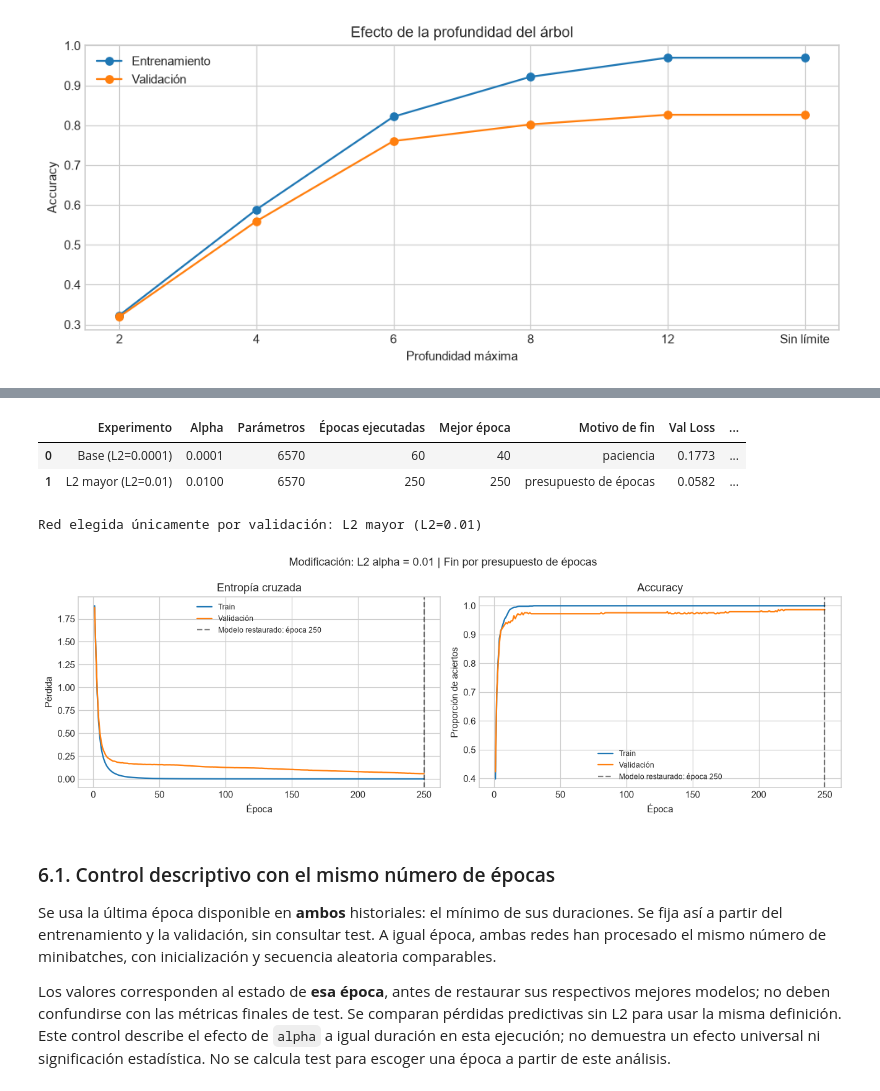
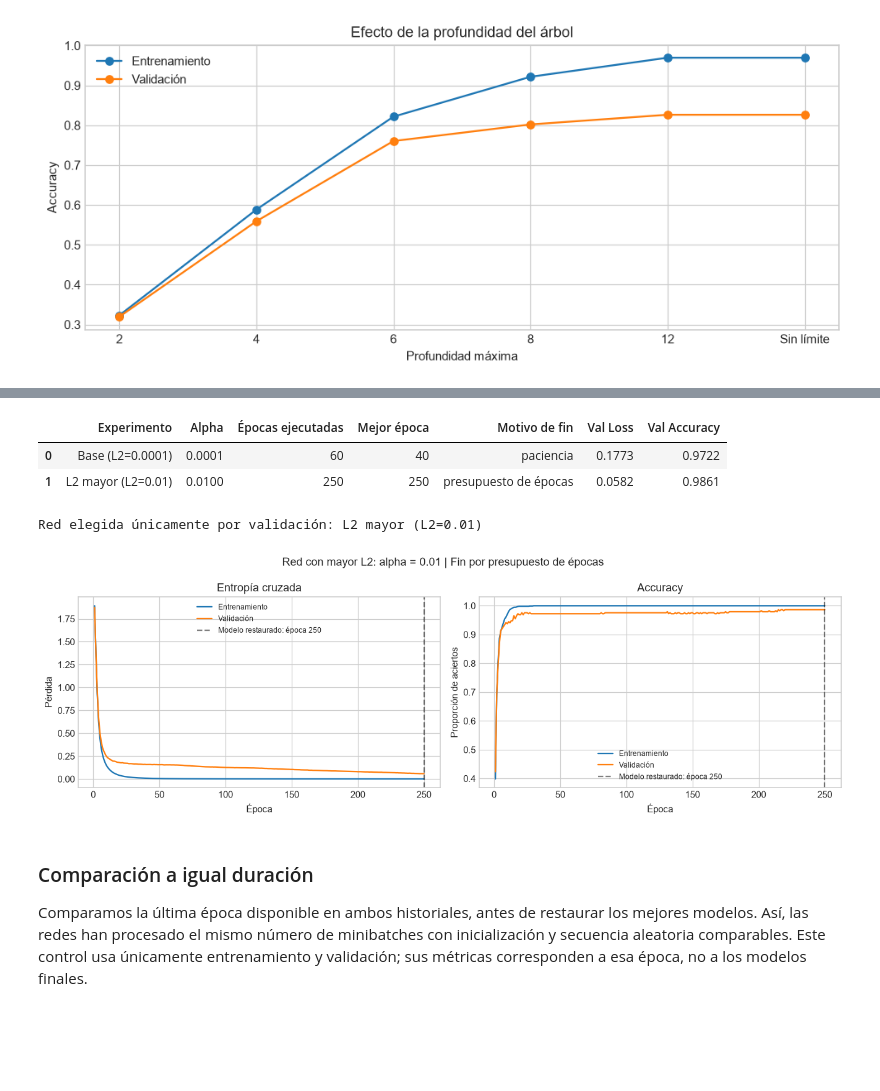
Before and after one commit to GJLG0501/Inteligencia-artificial-avanzada, a Jupyter notebook: P2/Module 2 Deep Learning/LabNNs.ipynb, the cells around one changed output, grey strips where cells are left out. Saved outputs shown, nothing was run; the diff lists cells and outputs as text; code cells hidden in the pictures; blank space fills up the shorter version.

```diff
--- a/P2/Module 2 Deep Learning/LabNNs.ipynb
+++ b/P2/Module 2 Deep Learning/LabNNs.ipynb
@@ -425,21 +298,24 @@ def entrenar_red(alpha):
     segundos = perf_counter() - inicio
     historial = pd.DataFrame(historial)
     assert mejor_red is not None and np.isfinite(historial[["train_loss", "val_loss"]]).all().all()
+    assert np.isclose(
+        log_loss(y_val, mejor_red.predict_proba(X_val_nn), labels=CLASES),
+        mejor_perdida, atol=1e-12,
+    )
     return {
         "modelo": mejor_red, "historial": historial, "alpha": alpha,
         "mejor_epoca": mejor_epoca, "epocas_ejecutadas": len(historial),
         "mejor_val_loss": mejor_perdida, "segundos": segundos,
         "motivo_parada": "paciencia" if sin_mejora >= PACIENCIA else "presupuesto de épocas",
-        "paciencia_final": sin_mejora,
         "parametros": sum(w.size for w in mejor_red.coefs_) + sum(b.size for b in mejor_red.intercepts_),
     }
 
 def graficar_aprendizaje(resultado, titulo):
     historial = resultado["historial"]
     fig, axes = plt.subplots(1, 2, figsize=(12, 4))
-    for columna, etiqueta in (("train_loss", "Train"), ("val_loss", "Validación")):
+    for columna, etiqueta in (("train_loss", "Entrenamiento"), ("val_loss", "Validación")):
         axes[0].plot(historial["epoch"], historial[columna], label=etiqueta)
-    for columna, etiqueta in (("train_accuracy", "Train"), ("val_accuracy", "Validación")):
+    for columna, etiqueta in (("train_accuracy", "Entrenamiento"), ("val_accuracy", "Validación")):
         axes[1].plot(historial["epoch"], historial[columna], label=etiqueta)
     for ax in axes:
         ax.axvline(resultado["mejor_epoca"], color="black", linestyle="--", alpha=0.5,
@@ -495,41 +352,34 @@ a una misma época, usando exclusivamente train y validación.
 # %%
 red_regularizada = entrenar_red(alpha=1e-2)
 experimentos_red = {"Base (L2=0.0001)": red_base, "L2 mayor (L2=0.01)": red_regularizada}
 
 tabla_validacion_red = pd.DataFrame([
-    {"Experimento": nombre, "Alpha": r["alpha"], "Parámetros": r["parametros"],
+    {"Experimento": nombre, "Alpha": r["alpha"],
      "Épocas ejecutadas": r["epocas_ejecutadas"], "Mejor época": r["mejor_epoca"],
      "Motivo de fin": r["motivo_parada"],
      "Val Loss": r["mejor_val_loss"],
      "Val Accuracy": r["modelo"].score(X_val_nn, y_val)}
     for nombre, r in experimentos_red.items()
 ])
 display(tabla_validacion_red.round(4))
 nombre_red_final = min(experimentos_red, key=lambda nombre: experimentos_red[nombre]["mejor_val_loss"])
 resultado_red_final = experimentos_red[nombre_red_final]
 red_final = resultado_red_final["modelo"]
 print("Red elegida únicamente por validación:", nombre_red_final)
-graficar_aprendizaje(red_regularizada, "Modificación: L2 alpha = 0.01")
+graficar_aprendizaje(red_regularizada, "Red con mayor L2: alpha = 0.01")
 # %% [output]
-|  | Experimento | Alpha | Parámetros | Épocas ejecutadas | Mejor época | Motivo de fin | Val Loss | ... |
-| 0 | Base (L2=0.0001) | 0.0001 | 6570 | 60 | 40 | paciencia | 0.1773 | ... |
-| 1 | L2 mayor (L2=0.01) | 0.0100 | 6570 | 250 | 250 | presupuesto de épocas | 0.0582 | ... |
+|  | Experimento | Alpha | Épocas ejecutadas | Mejor época | Motivo de fin | Val Loss | Val Accuracy |
+| 0 | Base (L2=0.0001) | 0.0001 | 60 | 40 | paciencia | 0.1773 | 0.9722 |
+| 1 | L2 mayor (L2=0.01) | 0.0100 | 250 | 250 | presupuesto de épocas | 0.0582 | 0.9861 |
 Red elegida únicamente por validación: L2 mayor (L2=0.01)
-[figure, old version]
+[figure, new version]
 # %% [markdown]
-### 6.1. Control descriptivo con el mismo número de épocas
+### Comparación a igual duración
 
-Se usa la última época disponible en **ambos** historiales: el mínimo de sus
-duraciones. Se fija así a partir del entrenamiento y la validación, sin consultar
-test. A igual época, ambas redes han procesado el mismo número de minibatches,
-con inicialización y secuencia aleatoria comparables.
-
-Los valores corresponden al estado de **esa época**, antes de restaurar sus
-respectivos mejores modelos; no deben confundirse con las métricas finales de test.
-Se comparan pérdidas predictivas sin L2 para usar la misma definición.
-Este control describe el efecto de `alpha` a igual duración en esta ejecución;
-no demuestra un efecto universal ni significación estadística. No se calcula test
-para escoger una época a partir de este análisis.
+Comparamos la última época disponible en ambos historiales, antes de restaurar
+los mejores modelos. Así, las redes han procesado el mismo número de minibatches
+con inicialización y secuencia aleatoria comparables. Este control usa únicamente
+entrenamiento y validación; sus métricas corresponden a esa época, no a los modelos finales.
 # %%
 EPOCA_COMUN = min(r["epocas_ejecutadas"] for r in experimentos_red.values())
 filas_control = []
```
Also changed, not shown: parts of 24 cells of this notebook, 2 other files.
